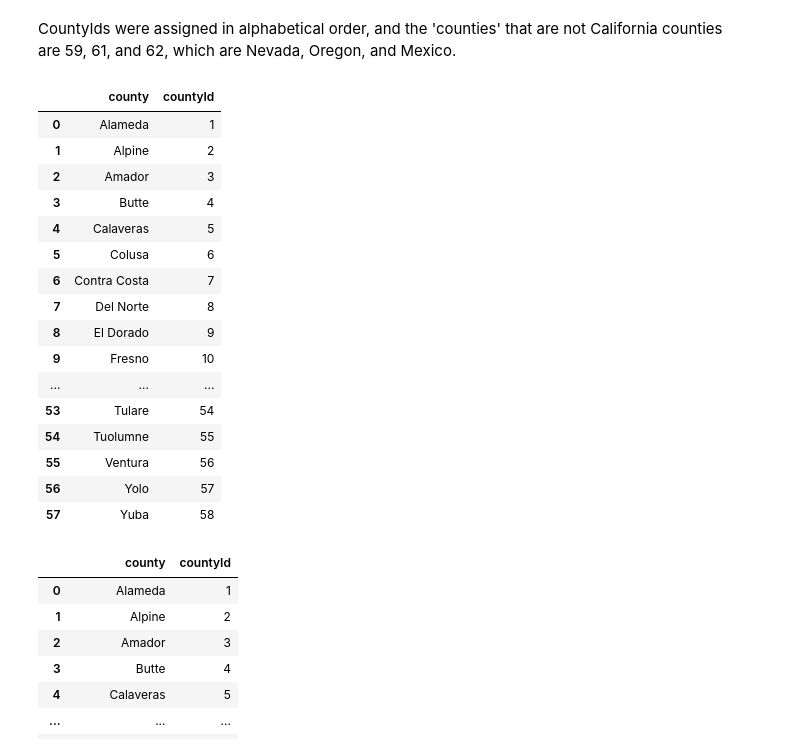
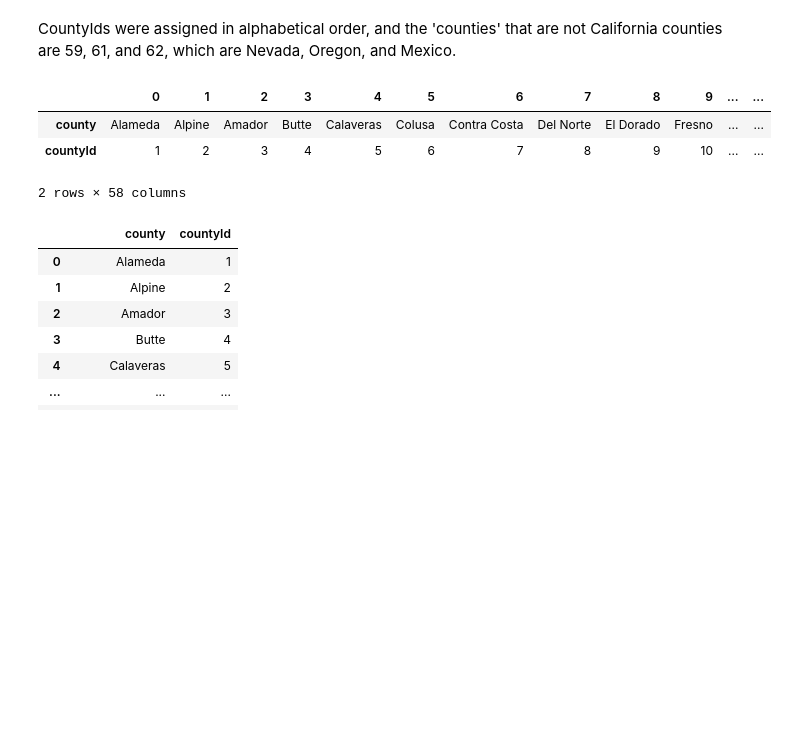
Before and after one commit to raechiang/Capstone-Wildfire, a Jupyter notebook: notebooks/1.0-rc-data-wrangling.ipynb, the cells around one changed output. Drawn from its saved outputs; the diff is of its cells as text; code cells hidden in the pictures; blank space fills up the shorter version.

```diff
--- a/notebooks/1.0-rc-data-wrangling.ipynb
+++ b/notebooks/1.0-rc-data-wrangling.ipynb
@@ -452,25 +434,12 @@ CountyIds were assigned in alphabetical order, and the 'counties' that are not C
 # %%
 county_df.sort_values('county', inplace=True)
 county_df['countyId'] = [x for x in range(1,59)]
-county_df
+county_df.T
 # %% [output]
-|  | county | countyId |
-| 0 | Alameda | 1 |
-| 1 | Alpine | 2 |
-| 2 | Amador | 3 |
-| 3 | Butte | 4 |
-| 4 | Calaveras | 5 |
-| 5 | Colusa | 6 |
-| 6 | Contra Costa | 7 |
-| 7 | Del Norte | 8 |
-| 8 | El Dorado | 9 |
-| 9 | Fresno | 10 |
-| ... | ... | ... |
-| 53 | Tulare | 54 |
-| 54 | Tuolumne | 55 |
-| 55 | Ventura | 56 |
-| 56 | Yolo | 57 |
-| 57 | Yuba | 58 |
+|  | 0 | 1 | 2 | 3 | 4 | 5 | 6 | 7 | 8 | 9 | ... | ... |
+| county | Alameda | Alpine | Amador | Butte | Calaveras | Colusa | Contra Costa | Del Norte | El Dorado | Fresno | ... | ... |
+| countyId | 1 | 2 | 3 | 4 | 5 | 6 | 7 | 8 | 9 | 10 | ... | ... |
+2 rows × 58 columns
 # %%
 not_county_df = pd.DataFrame([['State of Nevada', 59], ['State of Oregon', 61], ['Mexico', 62]], columns=['county', 'countyId'])
 county_df = pd.concat([county_df,not_county_df]).reset_index(drop=True)
```
Also changed, not shown: parts of 5 cells of this notebook.
